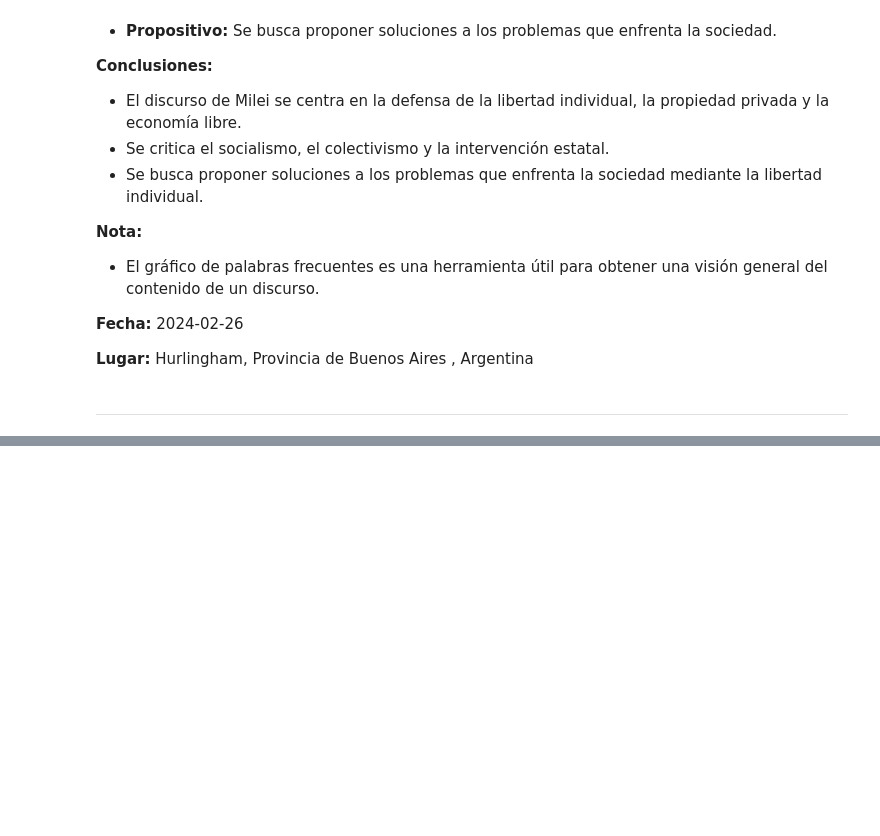
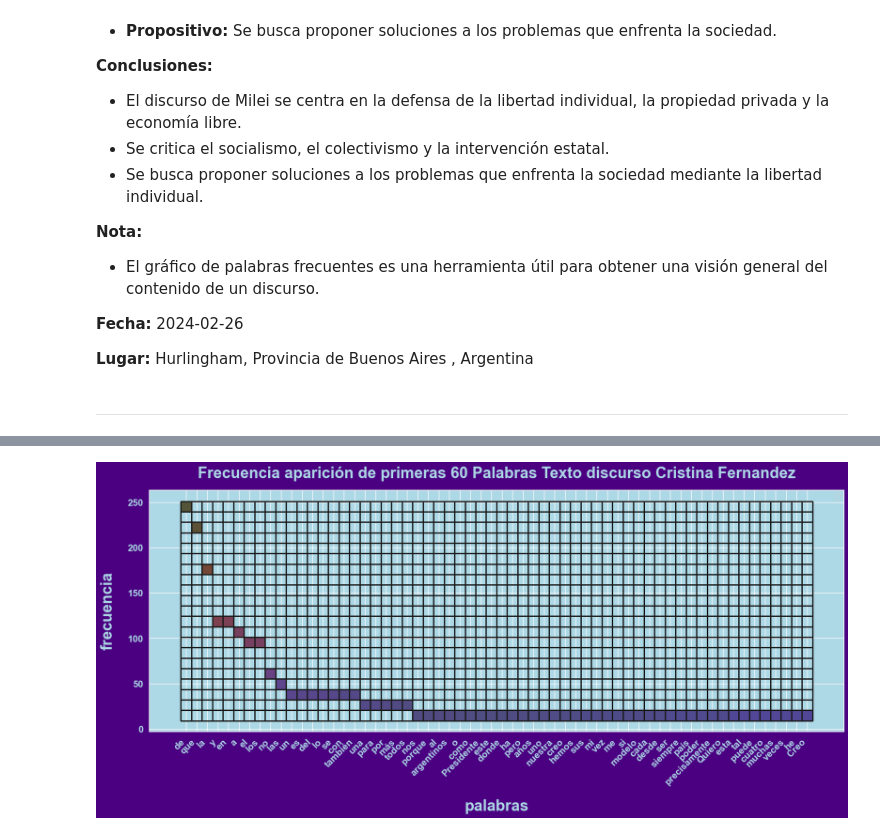
Before and after one commit to Wanves/An-lisis-Frecuencia-de-Palabras, a Jupyter notebook: Analisis_palabras_frecuentes.ipynb, the cells around one changed output, grey strips where cells are left out. Cells and saved outputs as stored; diff of their text form; code cells hidden in the pictures; blank space fills up the shorter version.

```diff
--- a/Analisis_palabras_frecuentes.ipynb
+++ b/Analisis_palabras_frecuentes.ipynb
@@ -302,0 +517,20 @@ grafico(wordcloud)
+# %%
+def grafico():
+    sns.set_theme(rc={"axes.facecolor": "lightblue", "figure.facecolor": "indigo"})
+    ax = sns.histplot(data=df_frecuencia_discurso_cristina_fernadez.nlargest(columns='frecuencia', n=60), x='palabras', y='frecuencia', hue='frecuencia',color='b',  edgecolor='k', palette='inferno');
+    ax.figure.set_size_inches(20,7)
+    ax.set_title('Histograma Frecuencia aparición de primeras 60 Palabras Texto discurso Davos Javier Milei', fontsize=25, color='lightblue', fontweight='bold', pad=20)
+    plt.title('Frecuencia aparición de primeras 60 Palabras Texto discurso Cristina Fernandez', fontsize=25, color='lightblue', fontweight='bold', pad=20)
+    ax.set_xlabel('palabras', fontsize=25, color='lightblue', fontweight='bold', labelpad=20)
+    ax.set_ylabel('frecuencia',fontsize=25, color='lightblue', fontweight='bold', labelpad=20)
+    plt.xticks(color='lightblue', size=15, fontweight='bold', rotation=45, ha='right')
+    plt.yticks(color='lightblue', size=15, fontweight='bold')
+    for p in ax.patches:
+        height = p.get_height()
+        plt.text(p.get_x() + p.get_width() / 2, height + 1, f'{int(height)}', ha='center', va='bottom',
+                 color='indigo', fontsize=12, fontweight='bold')
+    plt.legend(df_frecuencia_discurso_cristina_fernadez.nlargest(columns='frecuencia', n=60))
+    plt.show()
+grafico()
+# %% [output]
+[figure, added]
```
Also changed, not shown: parts of 17 cells of this notebook.
